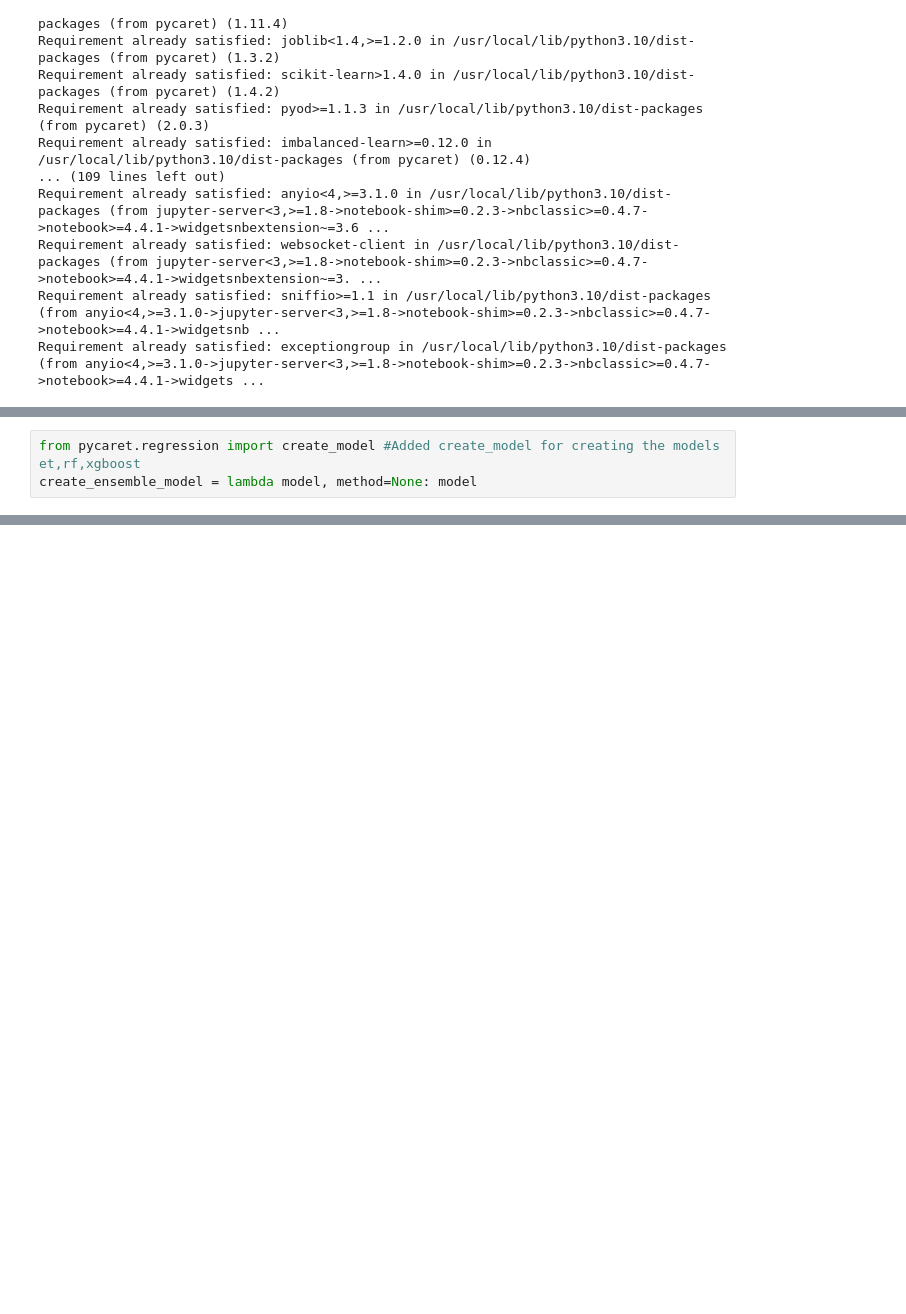
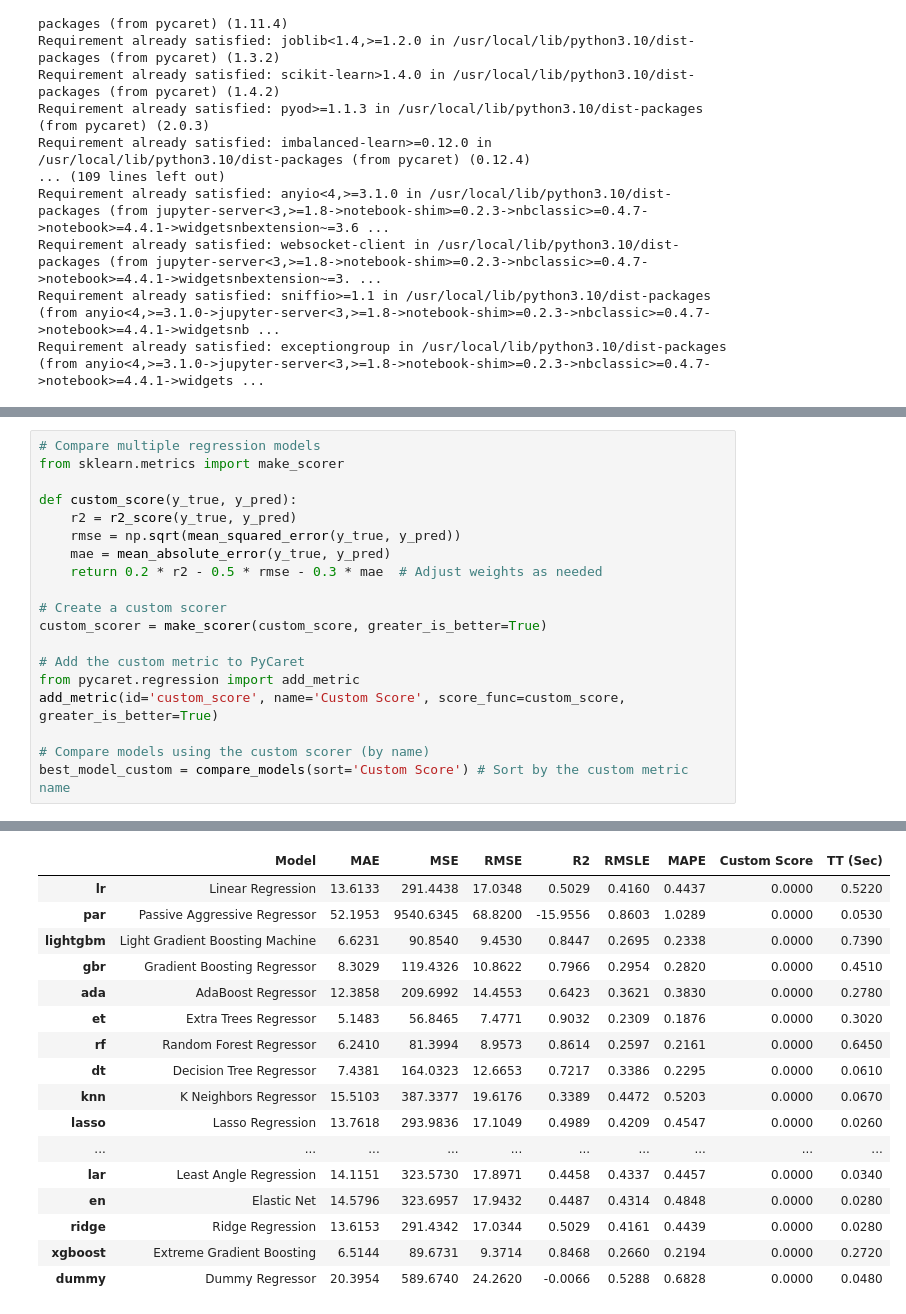
Before and after one commit to hananeY-inventor/test-regression, a Jupyter notebook: regression_.ipynb, the cells around one changed output, grey strips where cells are left out. Saved outputs shown, nothing was run; the diff lists cells and outputs as text; blank space fills up the shorter version.

```diff
--- a/regression_.ipynb
+++ b/regression_.ipynb
@@ -516,3 +659,20 @@ best_model = compare_models(sort='R2')  # Sort by R-squared
-# %%
-from pycaret.regression import create_model #Added create_model for creating the models et,rf,xgboost
-create_ensemble_model = lambda model, method=None: model
+# %%
+# Compare multiple regression models
+from sklearn.metrics import make_scorer
+
+def custom_score(y_true, y_pred):
+    r2 = r2_score(y_true, y_pred)
+    rmse = np.sqrt(mean_squared_error(y_true, y_pred))
+    mae = mean_absolute_error(y_true, y_pred)
+    return 0.2 * r2 - 0.5 * rmse - 0.3 * mae  # Adjust weights as needed
+
+# Create a custom scorer
+custom_scorer = make_scorer(custom_score, greater_is_better=True)
+
+# Add the custom metric to PyCaret
+from pycaret.regression import add_metric
+add_metric(id='custom_score', name='Custom Score', score_func=custom_score, greater_is_better=True)
+
+# Compare models using the custom scorer (by name)
+best_model_custom = compare_models(sort='Custom Score') # Sort by the custom metric name
+# %% [output]
@@ -518,0 +680,17 @@ create_ensemble_model = lambda model, method=None: model
+|  | Model | MAE | MSE | RMSE | R2 | RMSLE | MAPE | Custom Score | TT (Sec) |
+| lr | Linear Regression | 13.6133 | 291.4438 | 17.0348 | 0.5029 | 0.4160 | 0.4437 | 0.0000 | 0.5220 |
+| par | Passive Aggressive Regressor | 52.1953 | 9540.6345 | 68.8200 | -15.9556 | 0.8603 | 1.0289 | 0.0000 | 0.0530 |
+| lightgbm | Light Gradient Boosting Machine | 6.6231 | 90.8540 | 9.4530 | 0.8447 | 0.2695 | 0.2338 | 0.0000 | 0.7390 |
+| gbr | Gradient Boosting Regressor | 8.3029 | 119.4326 | 10.8622 | 0.7966 | 0.2954 | 0.2820 | 0.0000 | 0.4510 |
+| ada | AdaBoost Regressor | 12.3858 | 209.6992 | 14.4553 | 0.6423 | 0.3621 | 0.3830 | 0.0000 | 0.2780 |
+| et | Extra Trees Regressor | 5.1483 | 56.8465 | 7.4771 | 0.9032 | 0.2309 | 0.1876 | 0.0000 | 0.3020 |
+| rf | Random Forest Regressor | 6.2410 | 81.3994 | 8.9573 | 0.8614 | 0.2597 | 0.2161 | 0.0000 | 0.6450 |
+| dt | Decision Tree Regressor | 7.4381 | 164.0323 | 12.6653 | 0.7217 | 0.3386 | 0.2295 | 0.0000 | 0.0610 |
+| knn | K Neighbors Regressor | 15.5103 | 387.3377 | 19.6176 | 0.3389 | 0.4472 | 0.5203 | 0.0000 | 0.0670 |
+| lasso | Lasso Regression | 13.7618 | 293.9836 | 17.1049 | 0.4989 | 0.4209 | 0.4547 | 0.0000 | 0.0260 |
+| ... | ... | ... | ... | ... | ... | ... | ... | ... | ... |
+| lar | Least Angle Regression | 14.1151 | 323.5730 | 17.8971 | 0.4458 | 0.4337 | 0.4457 | 0.0000 | 0.0340 |
+| en | Elastic Net | 14.5796 | 323.6957 | 17.9432 | 0.4487 | 0.4314 | 0.4848 | 0.0000 | 0.0280 |
+| ridge | Ridge Regression | 13.6153 | 291.4342 | 17.0344 | 0.5029 | 0.4161 | 0.4439 | 0.0000 | 0.0280 |
+| xgboost | Extreme Gradient Boosting | 6.5144 | 89.6731 | 9.3714 | 0.8468 | 0.2660 | 0.2194 | 0.0000 | 0.2720 |
+| dummy | Dummy Regressor | 20.3954 | 589.6740 | 24.2620 | -0.0066 | 0.5288 | 0.6828 | 0.0000 | 0.0480 |
```
Also changed, not shown: parts of 15 cells of this notebook.
